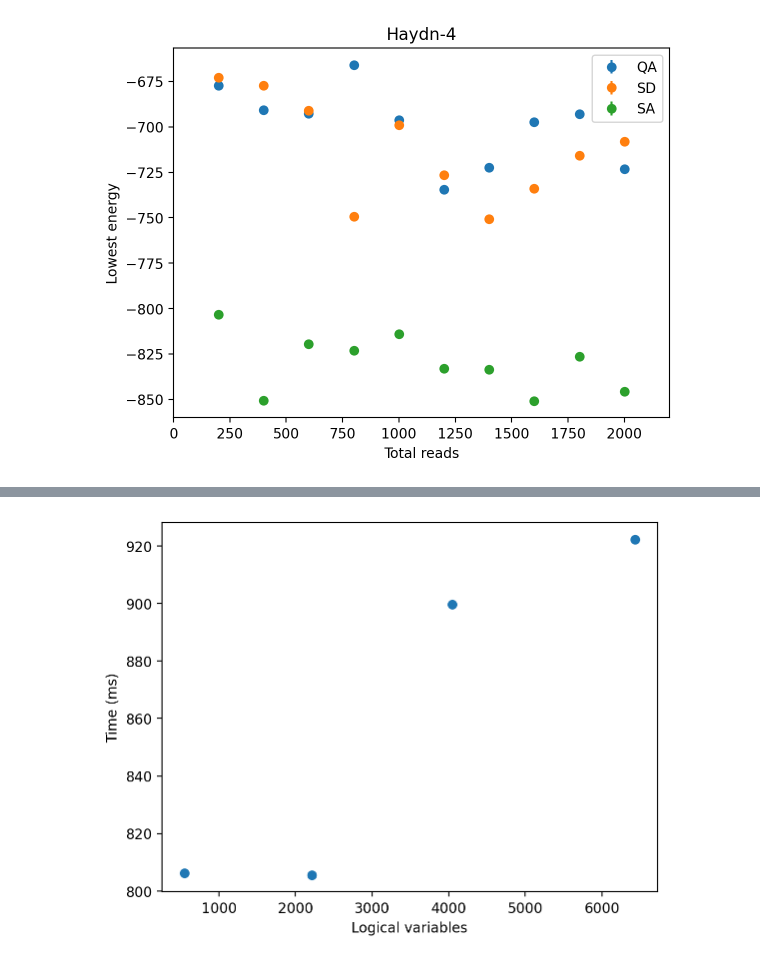
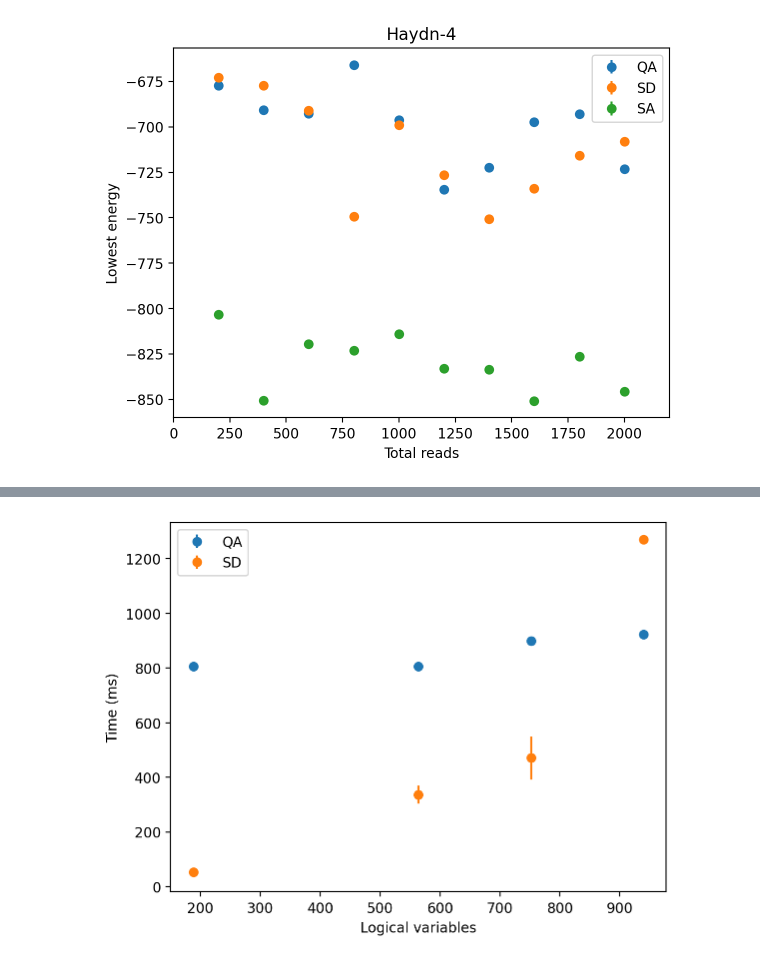
Before and after one commit to KirbyZX/PHYS4213, a Jupyter notebook: Code/Scaling.ipynb, the cells around one changed output, grey strips where cells are left out. Drawn from its saved outputs; the diff is of its cells as text; code cells hidden in the pictures.

```diff
--- a/Code/Scaling.ipynb
+++ b/Code/Scaling.ipynb
@@ -91,31 +91,35 @@ plt.show()
 # %%
-def plotTimeVariables(filename: str, identifiers: list[str], reads: int = 1000):
+def plotTimeVariables(filename: str, identifiers: list[str], reads: int = 1000, label: str = ""):
 
     variables = []
     entries = []
     means = []
     stderr = []
 
     for i in identifiers:
         path = f"../Pickles/{i}/{i}_"
 
         embedding = json.load(open(path + "embedding.json", "r"))
         bqm = BinaryQuadraticModel.from_serializable(json.load(open(path + "bqm.json", "r")))
 
         variables.append(len(embedding))
         entries.append(sum(bqm.shape))
 
         data = pd.read_csv(path+filename)
         query = data.query(f"`Total reads` == {reads}")["Time"]
         means.append(np.mean(query)/1000)
         stderr.append(np.std(query)/np.sqrt(len(query))/1000)
 
-    plt.errorbar(entries, means, yerr=stderr, fmt='o')
+    plt.errorbar(variables, means, yerr=stderr, fmt='o', label=label)
     plt.xlabel("Logical variables")
     plt.ylabel("Time (ms)")
 
 identifiers = ["Haydn-1", "Haydn-2", "Haydn-3", "Haydn-4"]
-plotTimeVariables("qa-reads.csv", identifiers, 2000)
+plotTimeVariables("qa-reads.csv", identifiers, 2000, "QA")
+plotTimeVariables("sd-reads.csv", identifiers, 2000, "SD")
+#plotTimeVariables("sa-reads.csv", identifiers, 2000, "SA")
+plt.legend()
+plt.show()
 # %% [output]
-[figure, old version]
+[figure, new version]
 # %%
```
Also changed, not shown: parts of 2 cells of this notebook, 3 other files.
